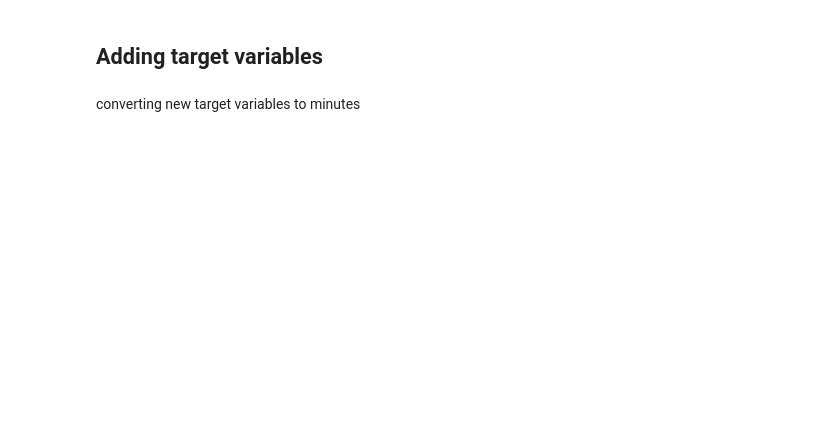
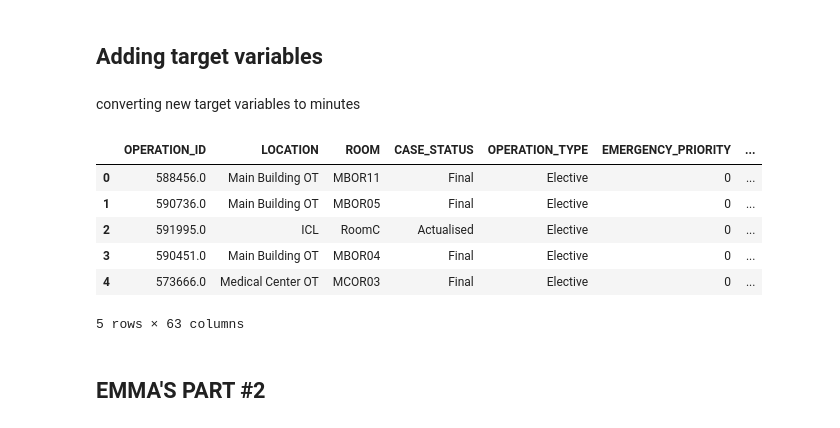
Before and after one commit to joshhlim/BT4103-OPTIC, a Jupyter notebook: data-cleaning-2-copy.ipynb, the cells around one changed output. Cells and saved outputs as stored; diff of their text form; code cells hidden in the pictures; blank space fills up the shorter version.

```diff
--- a/data-cleaning-2-copy.ipynb
+++ b/data-cleaning-2-copy.ipynb
@@ -1285,14 +2044,30 @@ data["DIFF_SURGERY_DURATION"]    = data["ACTUAL_SURGERY_DURATION"] - data["PLANN
 data["ACTUAL_USAGE_DURATION"]  = data["ACTUAL_EXIT_OR_TIME"]  - data["ACTUAL_ENTER_OR_TIME"]
 data["PLANNED_USAGE_DURATION"] = data["PLANNED_EXIT_OR_TIME"] - data["PLANNED_ENTER_OR_TIME"]
 data["DIFF_USAGE_DURATION"]    = data["ACTUAL_USAGE_DURATION"] - data["PLANNED_USAGE_DURATION"]
+
+# --- Start delays for enter OR and incision timings and leave OR (actual minus planned) ---
+data["ENTER_START_DELAY"] = data["ACTUAL_ENTER_OR_TIME"] - data["PLANNED_ENTER_OR_TIME"]
+data["KNIFE_START_DELAY"] = data["ACTUAL_KNIFE_TO_SKIN_TIME"] - data["PLANNED_KNIFE_TO_SKIN_TIME"]
+data["EXIT_OR_DELAY"] = data["ACTUAL_EXIT_OR_TIME"] - data["PLANNED_EXIT_OR_TIME"]
 # %% [markdown]
 converting new target variables to minutes
 # %%
 to_min = lambda s: s.dt.total_seconds() / 60
 for col in [
     "ACTUAL_SURGERY_DURATION","PLANNED_SURGERY_DURATION","DIFF_SURGERY_DURATION",
     "ACTUAL_USAGE_DURATION","PLANNED_USAGE_DURATION","DIFF_USAGE_DURATION",
+    "ENTER_START_DELAY","KNIFE_START_DELAY","EXIT_OR_DELAY"
 ]:
     data[col] = to_min(data[col])
 
 data.head()
+# %% [output]
+|  | OPERATION_ID | LOCATION | ROOM | CASE_STATUS | OPERATION_TYPE | EMERGENCY_PRIORITY | ... |
+| 0 | 588456.0 | Main Building OT | MBOR11 | Final | Elective | 0 | ... |
+| 1 | 590736.0 | Main Building OT | MBOR05 | Final | Elective | 0 | ... |
+| 2 | 591995.0 | ICL | RoomC | Actualised | Elective | 0 | ... |
+| 3 | 590451.0 | Main Building OT | MBOR04 | Final | Elective | 0 | ... |
+| 4 | 573666.0 | Medical Center OT | MCOR03 | Final | Elective | 0 | ... |
+5 rows × 63 columns
+# %% [markdown]
+## EMMA'S PART #2
```
Also changed, not shown: parts of 69 cells of this notebook.
